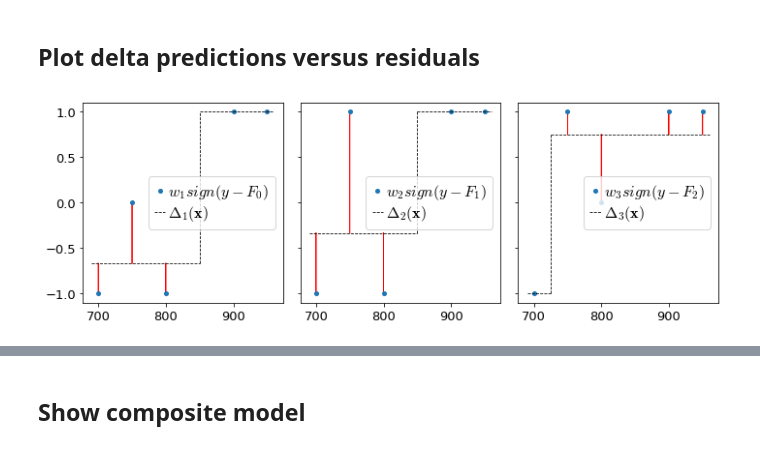
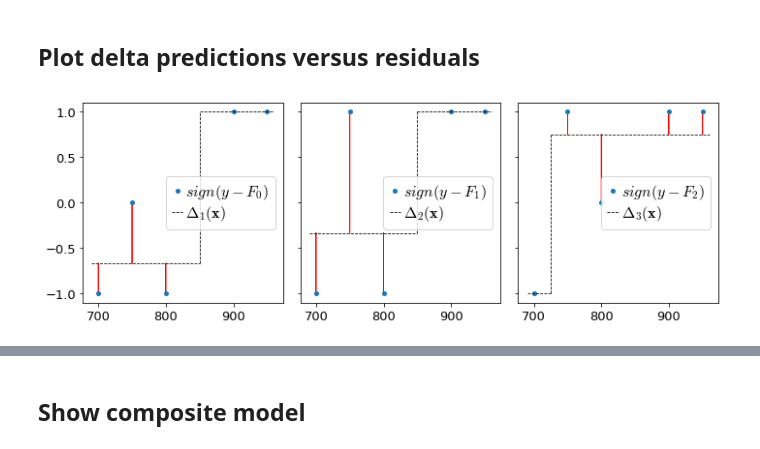
Before and after one commit to parrt/ml-articles, a Jupyter notebook: gradient-boosting/notebooks/dev-mae.ipynb, the cells around one changed output, grey strips where cells are left out. Cells and saved outputs as stored; diff of their text form; code cells hidden in the pictures.

```diff
--- a/gradient-boosting/notebooks/dev-mae.ipynb
+++ b/gradient-boosting/notebooks/dev-mae.ipynb
@@ -181,7 +177,7 @@ plt.show()
 def draw_stub(ax, x_train, y_train, y_pred, split, stage):
     line1, = ax.plot(x_train, y_train, 'o',
                      markersize=4,
-                     label=f"$w_{stage}sign(y-F_{stage-1})$")
+                     label=f"$sign(y-F_{stage-1})$")
     label = r"$\Delta_"+str(stage)+r"({\bf x})$"
     left = y_pred[x_train<split]
     right = y_pred[x_train>split]
@@ -203,31 +199,31 @@ def draw_stub(ax, x_train, y_train, y_pred, split, stage):
 def draw_residual(ax, df, stage):
     for x,d0,delta in zip(df.sqfeet,df[f'dir{stage}'],df[f'delta{stage}']):
         if delta-d0!=0:
 #             print(x, d0, delta)
             ax.arrow(x, d0, 0, delta-d0,
                       fc='r', ec='r',
                       linewidth=0.8,
                      )
 
 fig, axes = plt.subplots(nrows=1, ncols=3, figsize=(10, 3.5), sharey=True, sharex=True)
 
 ax = axes[0]
 # axes[0].set_ylabel(r"$y-\hat y$", fontsize=20)
 # for a in range(3):
 #     axes[a][0].set_xlabel(r"${\bf x}$", fontsize=20)
 
 draw_stub(axes[0], df.sqfeet, df.dir1, df.delta1, splits[1], stage=1)
 draw_residual(axes[0], df, stage=1)
 
 draw_stub(axes[1], df.sqfeet, df.dir2, df.delta2, splits[2], stage=2)
 draw_residual(axes[1], df, stage=2)
 
 draw_stub(axes[2], df.sqfeet, df.dir3, df.delta3, splits[3], stage=3)
 draw_residual(axes[2], df, stage=3)
 
 plt.tight_layout()
 
 plt.savefig('/tmp/t.svg')
 plt.show()
 # %% [output]
-[figure, old version]
+[figure, new version]
```
Also changed, not shown: parts of 14 cells of this notebook, 1 other file.
